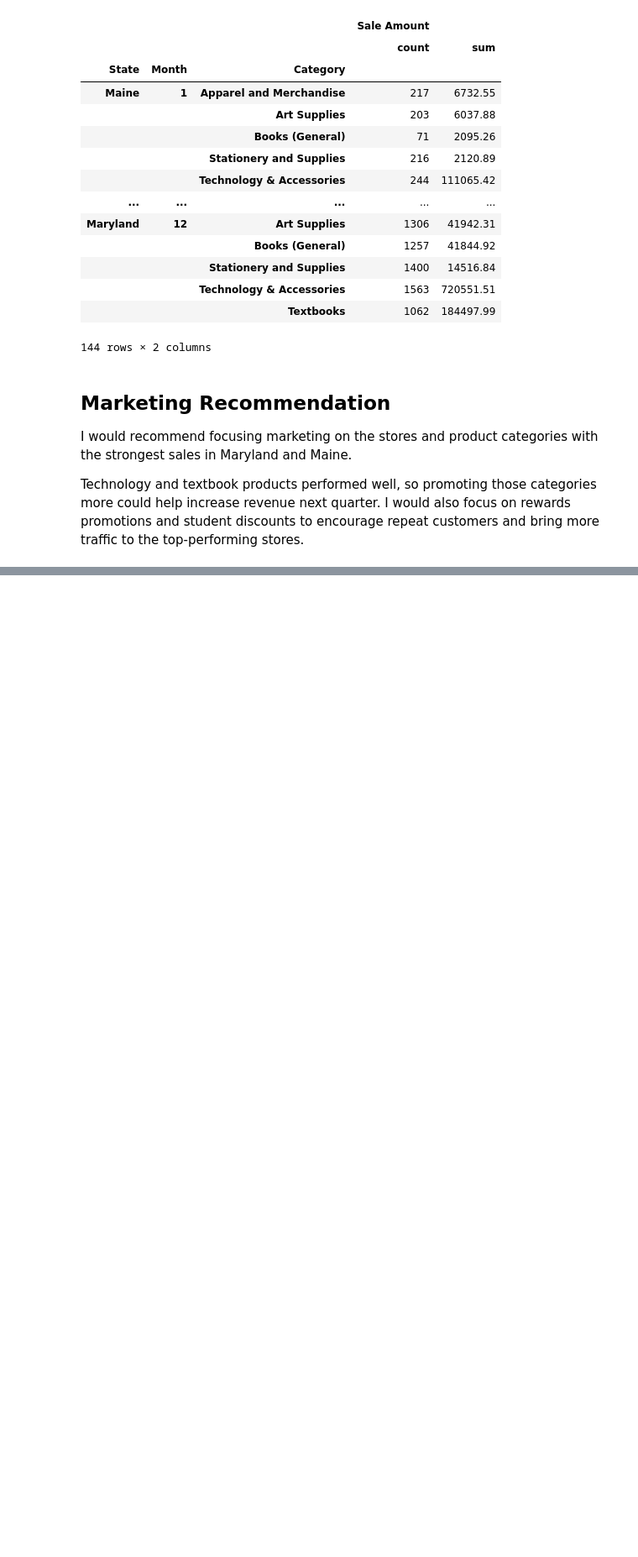
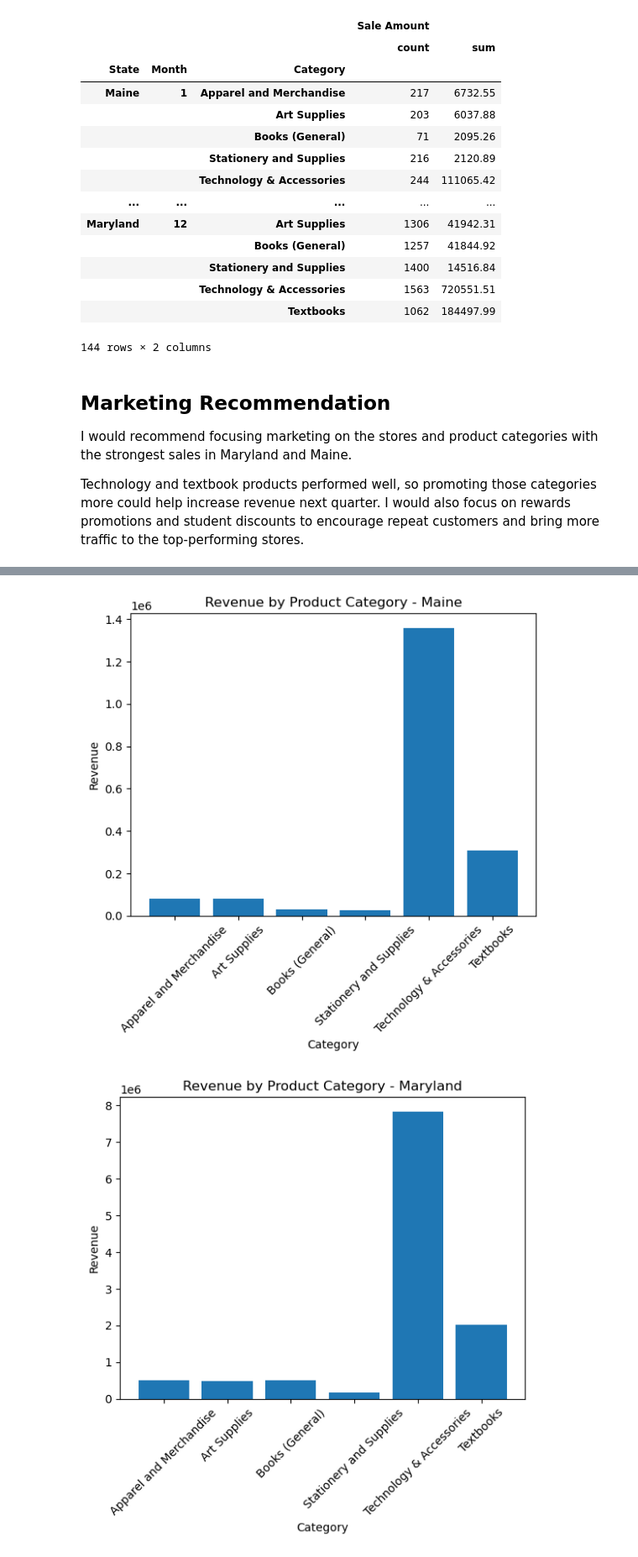
Before and after one commit to Danait378/Capstone_2, a Jupyter notebook: Berhane_sales_analysis.ipynb, the cells around one changed output, grey strips where cells are left out. Shown at 84% size. Saved outputs shown, nothing was run; the diff lists cells and outputs as text; code cells hidden in the pictures; blank space fills up the shorter version.

```diff
--- a/Berhane_sales_analysis.ipynb
+++ b/Berhane_sales_analysis.ipynb
@@ -310,0 +416,26 @@ Technology and textbook products performed well, so promoting those categories m
+# %%
+category_revenue = sales_products.groupby(
+    ["State", "Category"]
+)["Sale Amount"].sum().reset_index()
+
+for state in category_revenue["State"].unique():
+
+    data = category_revenue[
+        category_revenue["State"] == state
+    ]
+
+    plt.bar(
+        data["Category"],
+        data["Sale Amount"]
+    )
+
+    plt.title(f"Revenue by Product Category - {state}")
+    plt.xlabel("Category")
+    plt.ylabel("Revenue")
+
+    plt.xticks(rotation=45)
+
+    plt.show()
+# %% [output]
+[figure, added]
+[figure, added]
```
Also changed, not shown: parts of 13 cells of this notebook.
